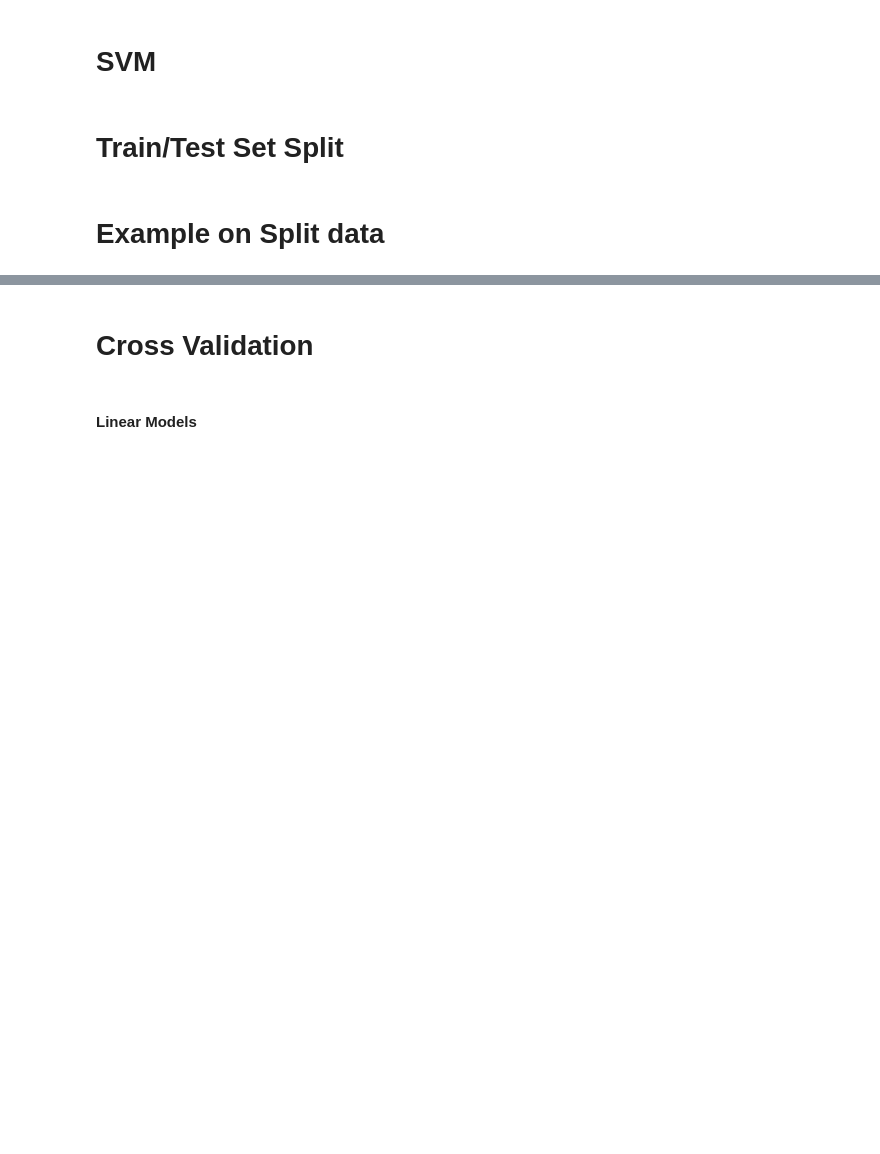
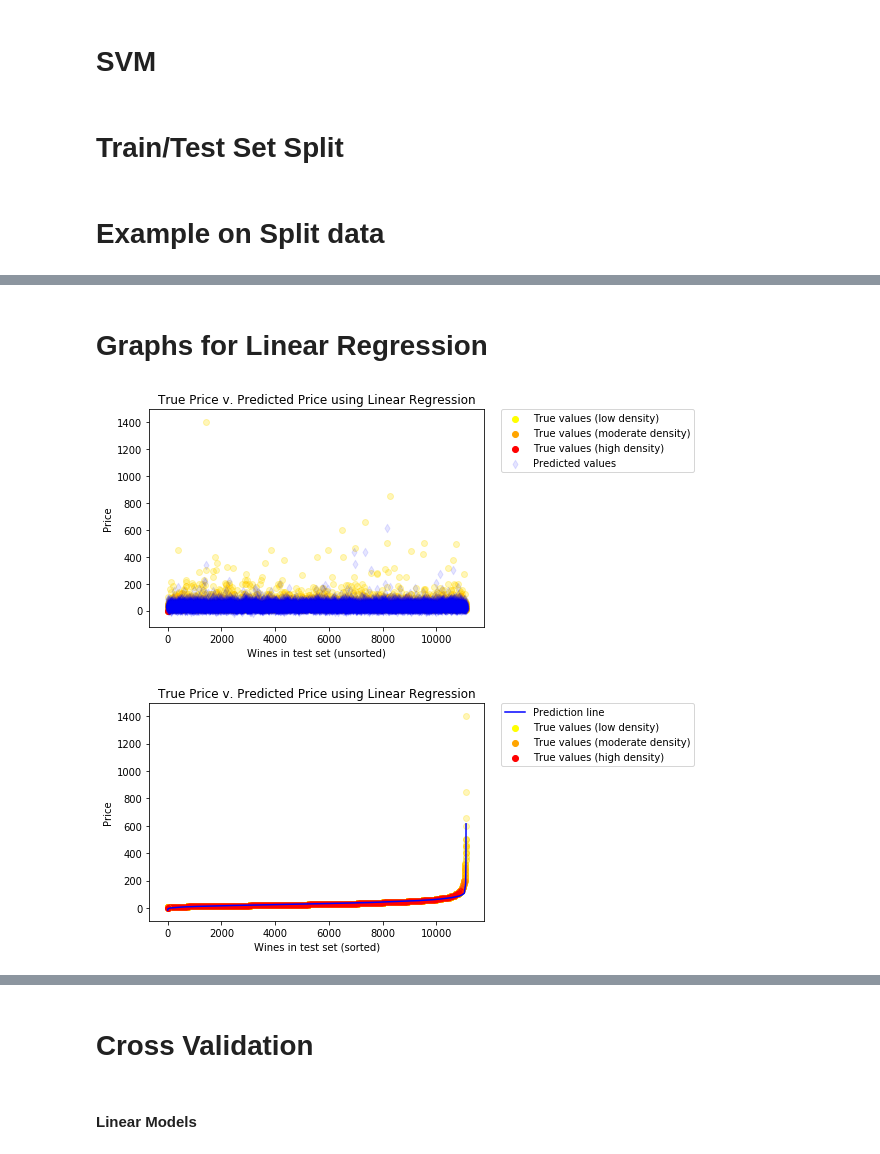
Before and after one commit to easonrecto/ORIE4741Project, a Jupyter notebook: Final Project (Python) with all sentiment.ipynb, the cells around one changed output, grey strips where cells are left out. Drawn from its saved outputs; the diff is of its cells as text; code cells hidden in the pictures; blank space fills up the shorter version.

```diff
--- a/Final Project (Python) with all sentiment.ipynb
+++ b/Final Project (Python) with all sentiment.ipynb
@@ -162,8 +164,8 @@ def Transform_df_to_X(df):
 def Wine_LinLstSq_Regression(Xtrain,Xtest,Ytrain):
     w,resdiuals,rank,singular_vals = np.linalg.lstsq(Xtrain, Ytrain)
     w_matrix = np.transpose(np.asmatrix(w))
-    w_array = np.squeeze(np.asarray(Xtest*w_matrix))
-    return w_array # Returns the prediction vector
+    y_pred = np.squeeze(np.asarray(Xtest*w_matrix))
+    return y_pred # Returns the prediction vector
 # %%
 def Wine_Huber_Linear_Regression(Xtrain, Xtest, Ytrain):
     hlr = sklearn.linear_model.HuberRegressor()
@@ -220,0 +236,33 @@ report_metrics((Wine_Decision_Tree_Regression(X_train,X_test,y_train)),y_test)
+# %% [markdown]
+# Graphs for Linear Regression
+# %%
+y_pred = Wine_LinLstSq_Regression(X_train,X_test,y_train)
+
+py.scatter(np.arange(len(y_test)),(y_test),alpha=0.2,color='yellow')
+py.scatter(np.arange(len(y_test)),y_test,alpha=0.085,color='orange')
+py.scatter(np.arange(len(y_test)),y_test,alpha=0.002,color='red')
+py.scatter([0],[0],alpha=1,color='yellow',label='True values (low density)')
+py.scatter([0],[0],alpha=1,color='orange',label='True values (moderate density)')
+py.scatter([0],[0],alpha=1,color='red',label='True values (high density)')
+py.scatter(np.arange(len(y_test)),y_pred,alpha=0.1,color='blue',marker="d",label='Predicted values')
+py.xlabel("Wines in test set (unsorted)")
+py.ylabel("Price")
+py.title("True Price v. Predicted Price using Linear Regression")
+py.legend(bbox_to_anchor=[1.05,1],loc=2,borderaxespad=0)
+py.show()
+
+py.scatter(np.arange(len(y_test)),np.sort(y_test),alpha=0.2,color='yellow')
+py.scatter(np.arange(len(y_test)),np.sort(y_test),alpha=0.085,color='orange')
+py.scatter(np.arange(len(y_test)),np.sort(y_test),alpha=0.002,color='red')
+py.scatter([0],[0],alpha=1,color='yellow',label='True values (low density)')
+py.scatter([0],[0],alpha=1,color='orange',label='True values (moderate density)')
+py.scatter([0],[0],alpha=1,color='red',label='True values (high density)')
+py.plot(np.arange(len(y_test)),np.sort(y_pred),'b',label='Prediction line')
+py.xlabel("Wines in test set (sorted)")
+py.ylabel("Price")
+py.title("True Price v. Predicted Price using Linear Regression")
+py.legend(bbox_to_anchor=[1.05,1],loc=2,borderaxespad=0)
+py.show()
+# %% [output]
+[figure, added]
+[figure, added]
```
Also changed, not shown: parts of 35 cells of this notebook.
